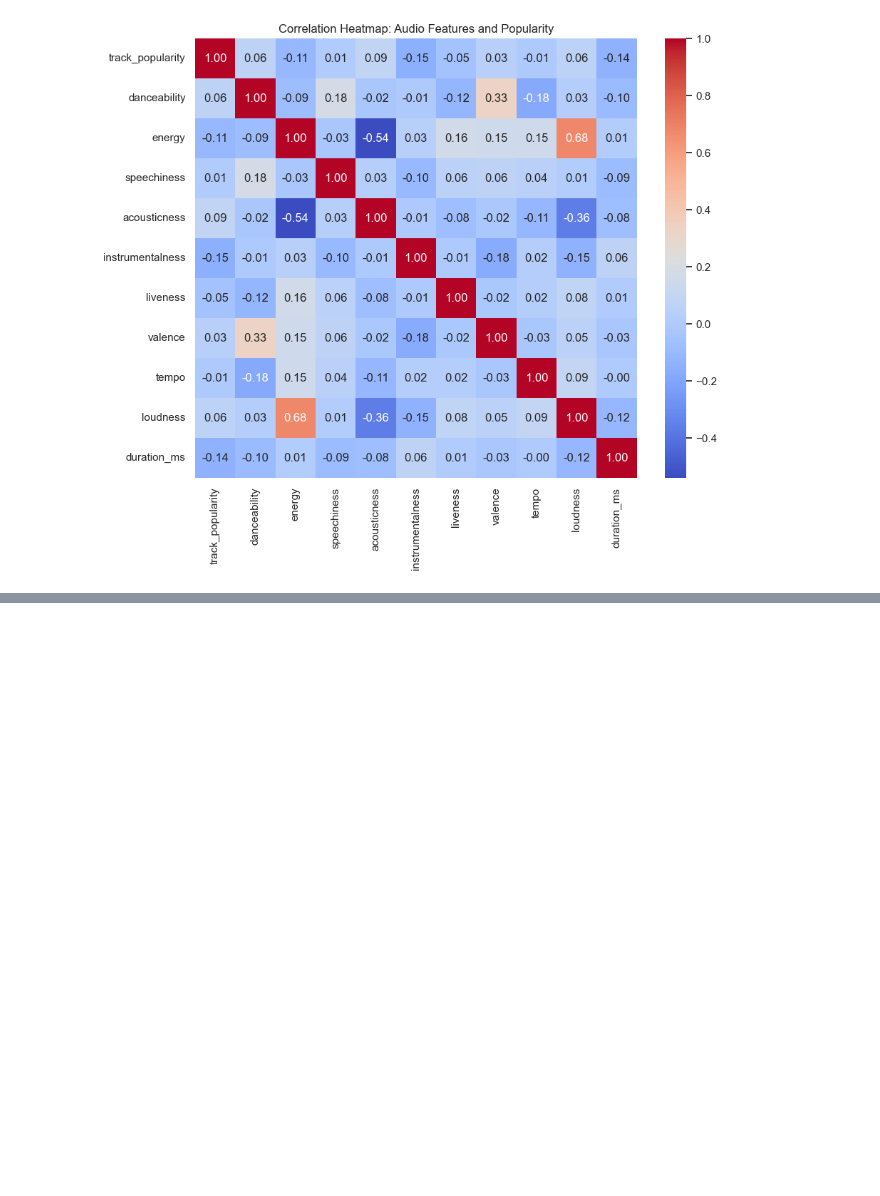
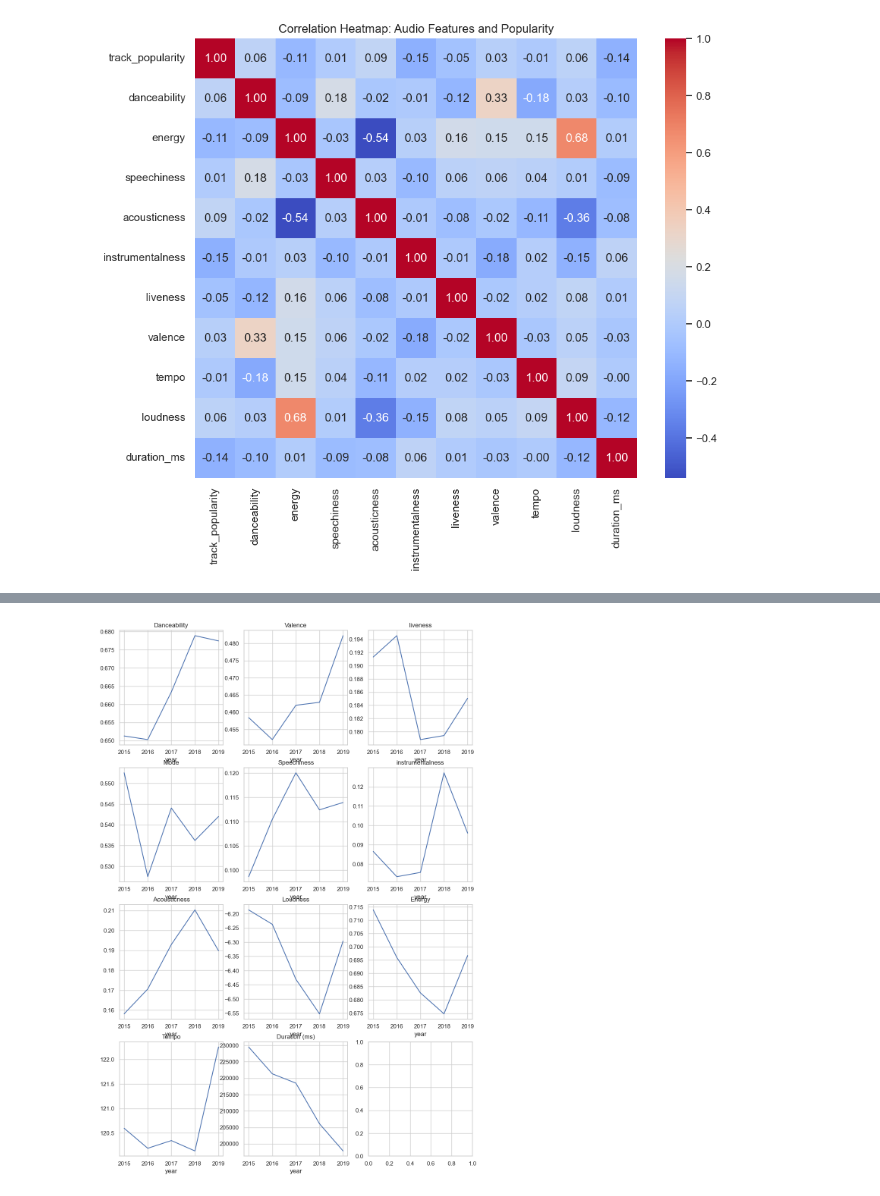
Before and after one commit to hayooniverse/Spotify-Recommendation-Systems, a Jupyter notebook: data_visualization/dataviz.ipynb, the cells around one changed output, grey strips where cells are left out. Drawn from its saved outputs; the diff is of its cells as text; code cells hidden in the pictures; blank space fills up the shorter version.

```diff
--- a/data_visualization/dataviz.ipynb
+++ b/data_visualization/dataviz.ipynb
@@ -417,0 +436,24 @@ plt.show()
+# %%
+df_10_yrs = df[df['year'].isin([2015,2016,2017,2018,2019])]
+# how suitable a track is for dancing based on a combination of musical elements including tempo, rhythm stability, beat strength, and overall regularity. A value of 0.0 is least danceable and 1.0 is most danceable.
+danceability = df_10_yrs.groupby('year')['danceability'].mean()
+# measure from 0.0 to 1.0 and represents a perceptual measure of intensity and activity. Perceptual features contributing to this attribute include dynamic range, perceived loudness, timbre, onset rate, and general entropy.
+energy = df_10_yrs.groupby('year')['energy'].mean()
+# The overall loudness of a track in decibels (dB). Values typically range between -60 and 0 db.
+loudness = df_10_yrs.groupby('year')['loudness'].mean()
+#  modality (major or minor) of a track, the type of scale from which its melodic content is derived. Major is represented by 1 and minor is 0
+mode = df_10_yrs.groupby('year')['mode'].mean()
+# detects the presence of spoken words in a track. The more exclusively speech-like the recording (e.g. talk show, audio book, poetry), the closer to 1.0
+speechiness = df_10_yrs.groupby('year')['speechiness'].mean()
+# A confidence measure from 0.0 to 1.0 of whether the track is acoustic
+acousticness = df_10_yrs.groupby('year')['acousticness'].mean()
+# Predicts whether a track contains no vocals. "Ooh" and "aah" sounds are treated as instrumental in this context. The closer the instrumentalness value is to 1.0, the greater likelihood the track contains no vocal content.
+instrumentalness = df_10_yrs.groupby('year')['instrumentalness'].mean()
+# presence of an audience in the recording. Higher liveness values represent an increased probability that the track was performed live
+liveness = df_10_yrs.groupby('year')['liveness'].mean()
+# 0.0 to 1.0 describing the musical positiveness conveyed by a track. High valence sound more positive (e.g. happy, cheerful, euphoric),  tracks with low valence sound more negative (e.g. sad, depressed, angry).
+valence = df_10_yrs.groupby('year')['valence'].mean()
+# overall estimated tempo of a track in beats per minute (BPM)
+tempo = df_10_yrs.groupby('year')['tempo'].mean()
+# duration of track in milisec
+duration = df_10_yrs.groupby('year')['duration_ms'].mean()
@@ -417,0 +467,20 @@ plt.show()
+# %%
+fig, ax = plt.subplots(4,3,figsize=(12,18))
+danceability.plot(kind='line', title='Danceability',ax=ax[0,0])
+valence.plot(kind='line',title='Valence',ax=ax[0,1])
+liveness.plot(kind='line',title='liveness',ax=ax[0,2])
+
+mode.plot(kind='line', title='Mode',ax=ax[1,0])
+speechiness.plot(kind='line', title='Speechiness',ax=ax[1,1])
+instrumentalness.plot(kind='line',title='instrumentalness',ax=ax[1,2])
+
+acousticness.plot(kind='line', title = 'Acousticness',ax=ax[2,0])
+loudness.plot(kind='line', title='Loudness',ax=ax[2,1])
+energy.plot(kind='line', title='Energy',ax=ax[2,2])
+
+tempo.plot(kind='line',title='Tempo',ax=ax[3,0])
+duration.plot(kind='line',title='Duration (ms)',ax=ax[3,1])
+
+plt.show()
+# %% [output]
+[figure, added]
```
Also changed, not shown: parts of 28 cells of this notebook.
